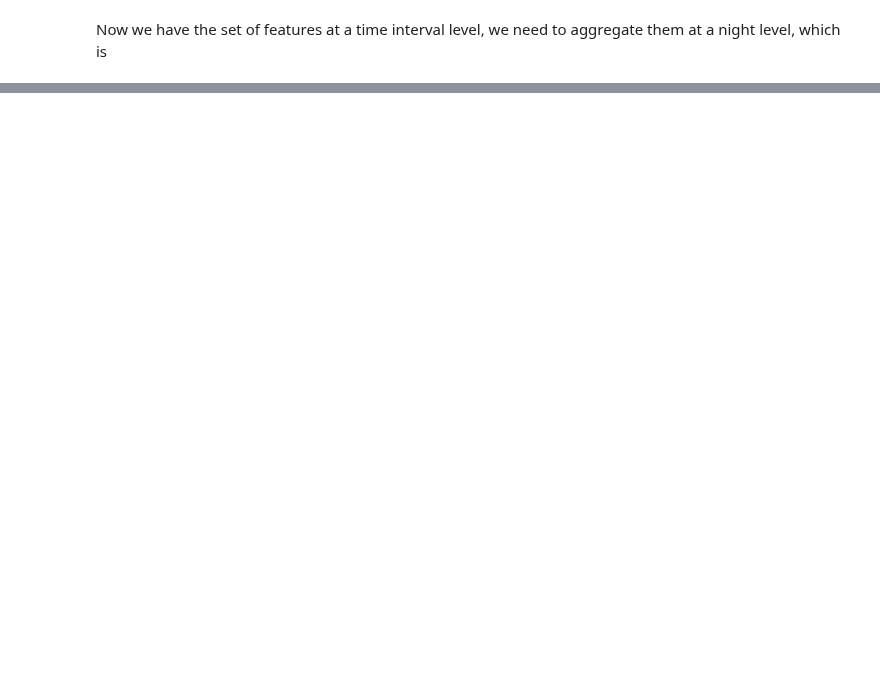
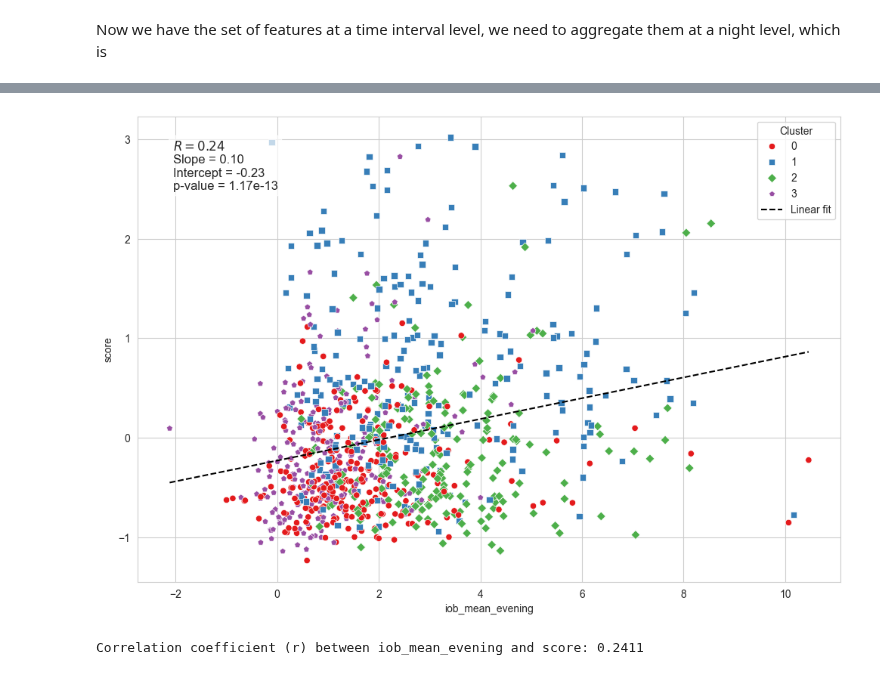
Before and after one commit to rdbrist/masters_project, a Jupyter notebook: notebooks/2.06-rd-defining-an-objective-function.ipynb, the cells around one changed output, grey strips where cells are left out. Cells and saved outputs as stored; diff of their text form; code cells hidden in the pictures; blank space fills up the shorter version.

```diff
--- a/notebooks/2.06-rd-defining-an-objective-function.ipynb
+++ b/notebooks/2.06-rd-defining-an-objective-function.ipynb
@@ -181,0 +209,5 @@ obj_func.get_objective_function_scores()
+# %%
+plot_scores_scatter(evening_means, 'iob_mean_evening')
+# %% [output]
+[figure, added]
+Correlation coefficient (r) between iob_mean_evening and score: 0.2411
```
Also changed, not shown: parts of 37 cells of this notebook, 4 other files.
